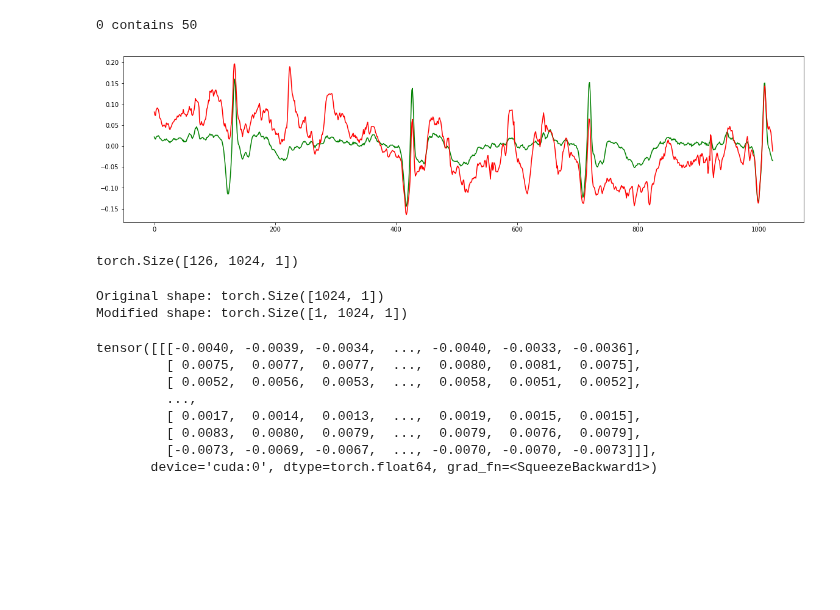
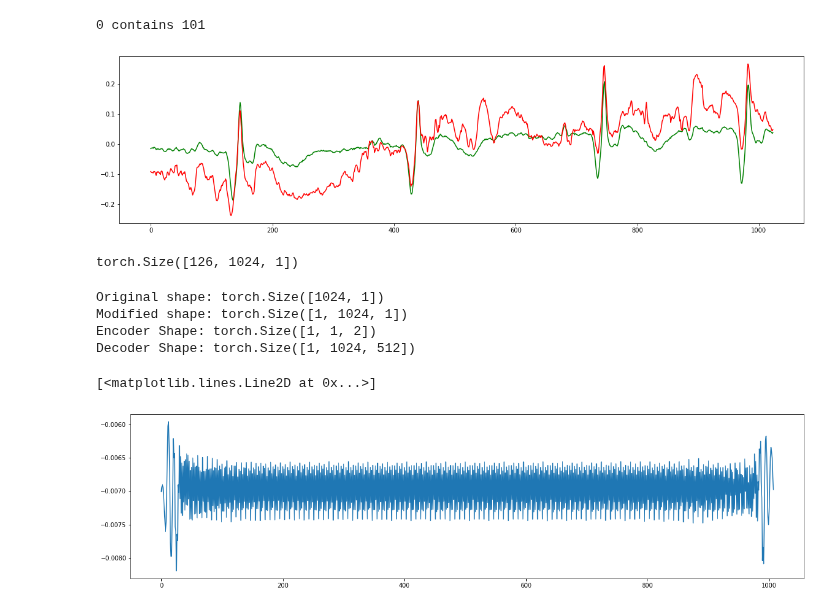
Before and after one commit to enzlaur/pytorch-ml-tuts, a Jupyter notebook: scratch06.ipynb, the cells around one changed output. Saved outputs shown, nothing was run; the diff lists cells and outputs as text; code cells hidden in the pictures; blank space fills up the shorter version.

```diff
--- a/scratch06.ipynb
+++ b/scratch06.ipynb
@@ -36,10 +36,9 @@ device(type='cuda')
 # %%
 # =============== LOAD ECG DATA ===============
 # Load numpy version datasets
-# ecg_clean = et.load_ecg_file('all_chunks_fs1024_e24.npy')
-# ecg_noisy = et.load_ecg_file('all_chunks_fs1024_e06.npy')
 ecg_modded_06, ecg_untouched_06 = et.get_ecg_with_split('118e06', samp_freq=1024, norm_type='chunks')
 ecg_modded_24, ecg_untouched_24 = et.get_ecg_with_split('118e24', samp_freq=1024, norm_type='chunks')
+
 # Load datasets to CUDA
 ecg_noisy = torch.from_numpy(ecg_modded_06).double() #.to(device)
 ecg_clean = torch.from_numpy(ecg_untouched_06).double() #.to(device)
@@ -53,15 +52,17 @@ total_size = train_size + val_size
 if total_size < ecg_noisy.shape[0]:
     train_size = train_size + (ecg_noisy.shape[0] - total_size)
 
+print( f'Total size is: {total_size}' )
+
 # Split datasets into train and validation
 # ==== Use this if splitting the actual data set rather than index only
 # train_dataset, val_dataset = random_split( ecg_noisy, (train_size, val_size) )
 
 # Create a data loader for both datasets
-train_loader = DataLoader( train_dataset, shuffle=True, batch_size=1)
-val_loader = DataLoader( val_dataset, shuffle=True, batch_size=1)
+# train_loader = DataLoader( train_dataset, shuffle=True, batch_size=1)
+# val_loader = DataLoader( val_dataset, shuffle=True, batch_size=1)
 # Preview the shape of the train_loader
-print( f"When train_loader is called, the entire shape is: {len(train_loader)}, 1024, 1" )
-print( f"When val_loader is called, the entire shape is: {len(val_loader)}, 1024, 1" )
-print( f"Total size: {total_size} = {train_size} + {val_size}" )
+# print( f"When train_loader is called, the entire shape is: {len(train_loader)}, 1024, 1" )
+# print( f"When val_loader is called, the entire shape is: {len(val_loader)}, 1024, 1" )
+# print( f"Total size: {total_size} = {train_size} + {val_size}" )
 # %% [output]
@@ -92,18 +91,18 @@ Shape: torch.Size([1, 1024, 1])
 # %%
 # Below when ran, will use random indexes for loading the data
 
 for i, data in enumerate( traindex_loader ):
     print( f'{i} contains {data.cpu().numpy()[0]}' )
     if i == 0:
         x = data.cpu().numpy()[0]
-        samp_clean = ecg_noisy_24[x]
-        samp_noisy = ecg_noisy_06[x]
+        samp_clean = ecg_modded_24[x]
+        samp_noisy = ecg_modded_06[x]
         plt.figure( figsize=(20,5) )
         plt.plot( samp_clean, c='green' )
         plt.plot( samp_noisy, c='red' )
         break
 # %% [output]
-0 contains 50
+0 contains 101
-[figure, old version]
+[figure, new version]
 # %%
 # Example of how to create a Pytorch tensor from Numpy (with cuda support)
@@ -136,28 +153,37 @@ class ae_sampler(nn.Module):
 
         return x
 # %%
+# ============================================
 # Run this part to test if your data is properly shaped with the model
+# ============================================
 model = ae_sampler().cuda()
 model.double() # Since data is using double, force model to use double rather than floatType
+
 # Data below is double dtype
 temp_data = ecg_noisy_tensor[3]
 print( f'Original shape: {temp_data.shape}')
+
 # Change the shape/view of the data (useful later on)
 temp_data = temp_data.view( 1, temp_data.shape[0], temp_data.shape[1])
 print( f'Modified shape: {temp_data.shape}')
+
 # Check if model will accept the data's new shape
-model( temp_data )
+encoder = model.encoder( temp_data )
+decoder = model.decoder( encoder )
+
+print( f'Encoder Shape: {encoder.shape}' )
+print( f'Decoder Shape: {decoder.shape}' )
 # %% [output]
 Original shape: torch.Size([1024, 1])
 Modified shape: torch.Size([1, 1024, 1])
+Encoder Shape: torch.Size([1, 1, 2])
+Decoder Shape: torch.Size([1, 1024, 512])
-tensor([[[-0.0040, -0.0039, -0.0034,  ..., -0.0040, -0.0033, -0.0036],
-         [ 0.0075,  0.0077,  0.0077,  ...,  0.0080,  0.0081,  0.0075],
-         [ 0.0052,  0.0056,  0.0053,  ...,  0.0058,  0.0051,  0.0052],
-         ...,
-         [ 0.0017,  0.0014,  0.0013,  ...,  0.0019,  0.0015,  0.0015],
-         [ 0.0083,  0.0080,  0.0079,  ...,  0.0079,  0.0076,  0.0079],
-         [-0.0073, -0.0069, -0.0067,  ..., -0.0070, -0.0070, -0.0073]]],
-       device='cuda:0', dtype=torch.float64, grad_fn=<SqueezeBackward1>)
+# %%
+plt.figure( figsize=(20,5))
+plt.plot( decoder[0][:][1].cpu().detach().numpy())
+# %% [output]
+[<matplotlib.lines.Line2D at 0x...>]
+[figure, added]
 # %%
 def train_model(model, trainloader, epochs):
     elapsed_start = time.time()
```
Also changed, not shown: parts of 10 cells of this notebook.
